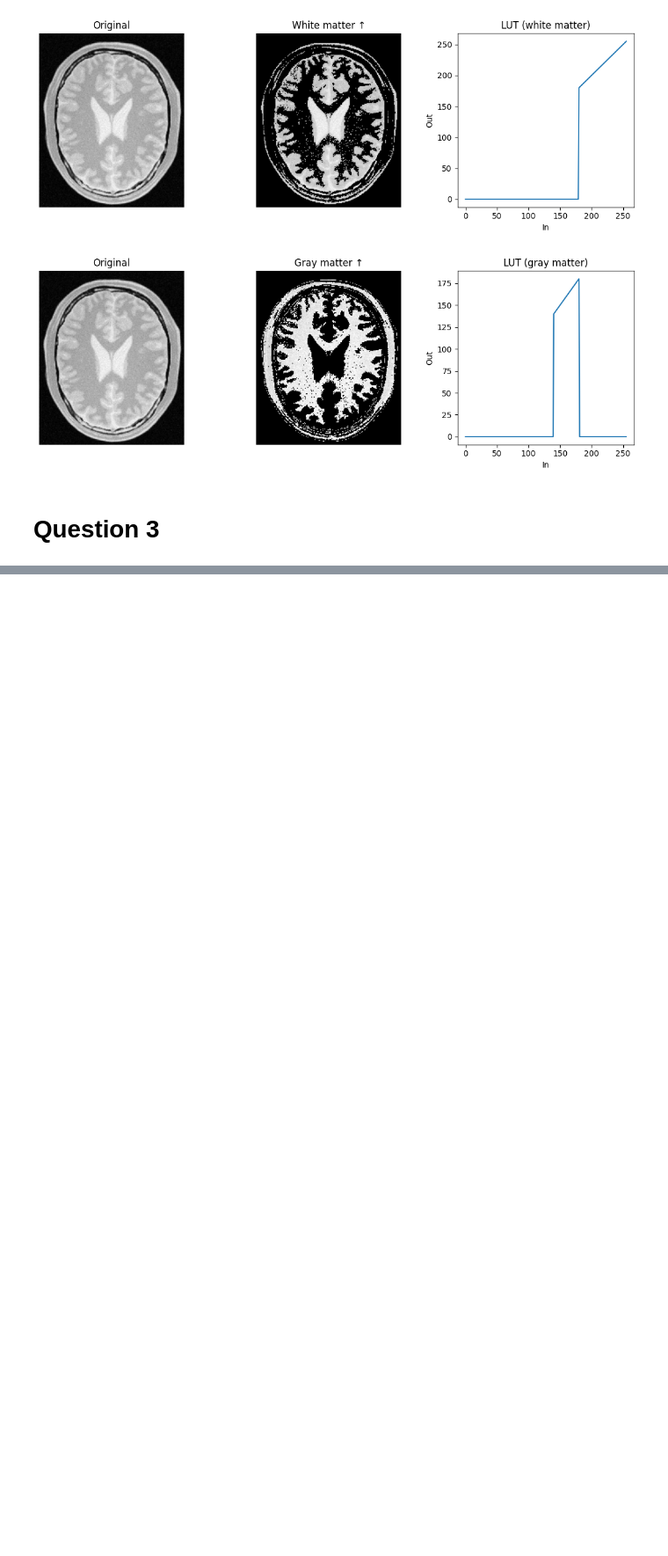
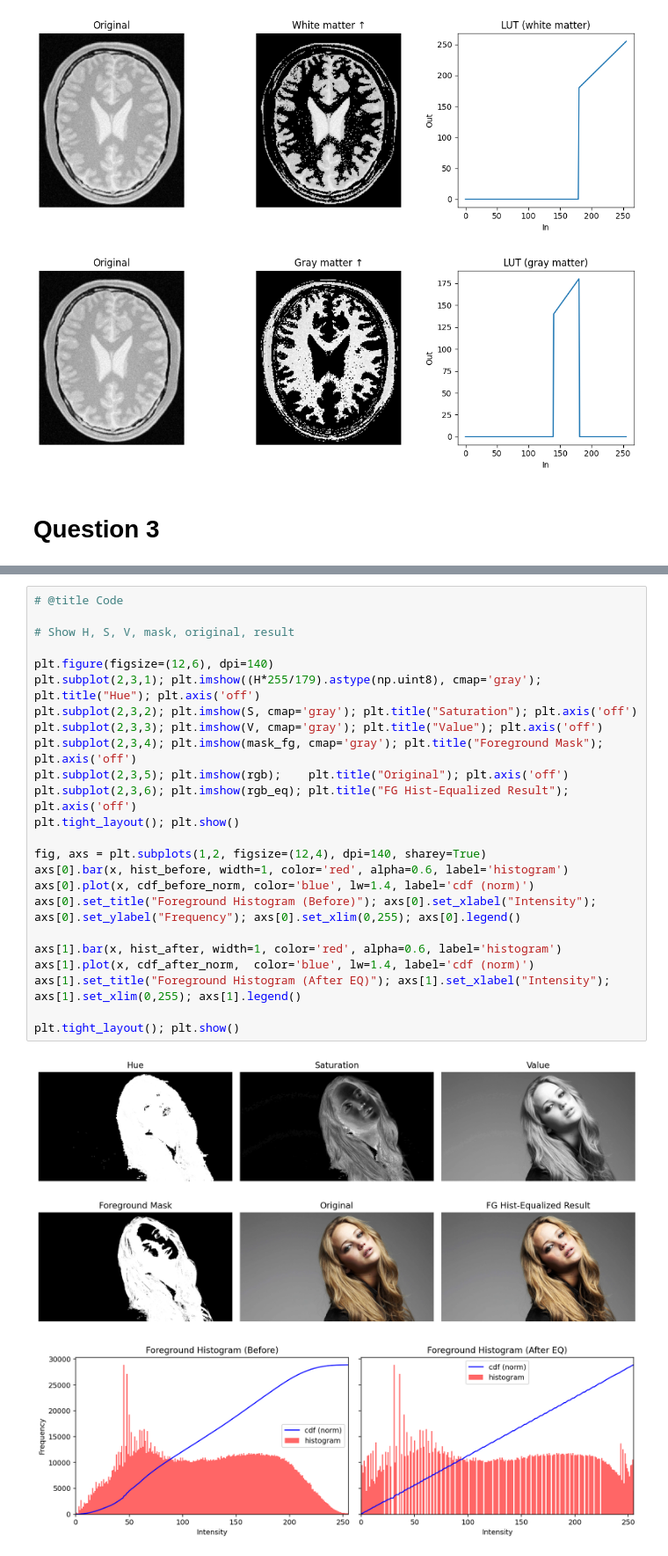
Before and after one commit to piumalnipun9/Assignment-1-Intensity-Transformations-and-Neighborhood-Filtering, a Jupyter notebook: Assignment_1_Intensity_Transformations_and_Neighborhood_Filtering.ipynb, the cells around one changed output, grey strips where cells are left out. Shown at 88% size. Drawn from its saved outputs; the diff is of its cells as text; blank space fills up the shorter version.

```diff
--- a/Assignment_1_Intensity_Transformations_and_Neighborhood_Filtering.ipynb
+++ b/Assignment_1_Intensity_Transformations_and_Neighborhood_Filtering.ipynb
@@ -152,0 +306,27 @@ Gamma used: 0.78
+# %%
+# @title Code
+
+# Show H, S, V, mask, original, result
+
+plt.figure(figsize=(12,6), dpi=140)
+plt.subplot(2,3,1); plt.imshow((H*255/179).astype(np.uint8), cmap='gray'); plt.title("Hue"); plt.axis('off')
+plt.subplot(2,3,2); plt.imshow(S, cmap='gray'); plt.title("Saturation"); plt.axis('off')
+plt.subplot(2,3,3); plt.imshow(V, cmap='gray'); plt.title("Value"); plt.axis('off')
+plt.subplot(2,3,4); plt.imshow(mask_fg, cmap='gray'); plt.title("Foreground Mask"); plt.axis('off')
+plt.subplot(2,3,5); plt.imshow(rgb);    plt.title("Original"); plt.axis('off')
+plt.subplot(2,3,6); plt.imshow(rgb_eq); plt.title("FG Hist-Equalized Result"); plt.axis('off')
+plt.tight_layout(); plt.show()
+
+fig, axs = plt.subplots(1,2, figsize=(12,4), dpi=140, sharey=True)
+axs[0].bar(x, hist_before, width=1, color='red', alpha=0.6, label='histogram')
+axs[0].plot(x, cdf_before_norm, color='blue', lw=1.4, label='cdf (norm)')
+axs[0].set_title("Foreground Histogram (Before)"); axs[0].set_xlabel("Intensity"); axs[0].set_ylabel("Frequency"); axs[0].set_xlim(0,255); axs[0].legend()
+
+axs[1].bar(x, hist_after, width=1, color='red', alpha=0.6, label='histogram')
+axs[1].plot(x, cdf_after_norm,  color='blue', lw=1.4, label='cdf (norm)')
+axs[1].set_title("Foreground Histogram (After EQ)"); axs[1].set_xlabel("Intensity"); axs[1].set_xlim(0,255); axs[1].legend()
+
+plt.tight_layout(); plt.show()
+# %% [output]
+[figure, added]
+[figure, added]
```
Also changed, not shown: parts of 20 cells of this notebook.
